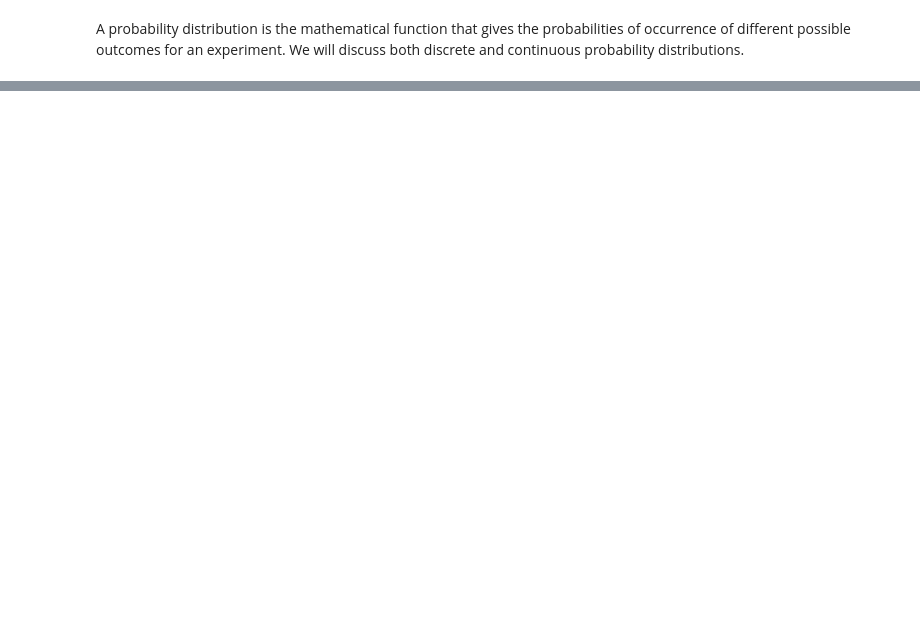
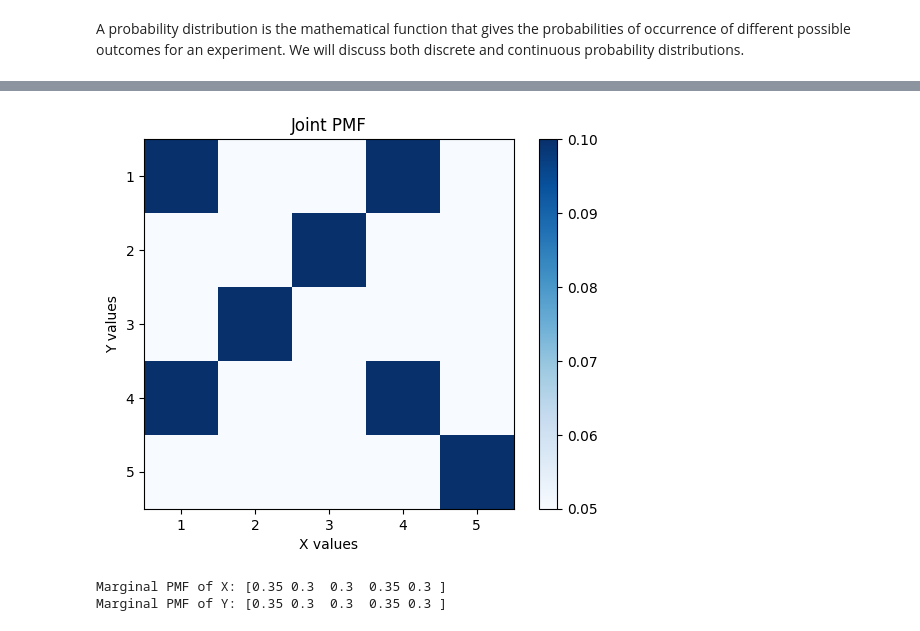
Before and after one commit to rccrdmr/MAT422-Mathematics-for-DataScience, a Jupyter notebook: 2.3_Independent Variables and Random Samples.ipynb, the cells around one changed output, grey strips where cells are left out. Drawn from its saved outputs; the diff is of its cells as text; code cells hidden in the pictures; blank space fills up the shorter version.

```diff
--- a/2.3_Independent Variables and Random Samples.ipynb
+++ b/2.3_Independent Variables and Random Samples.ipynb
@@ -583,0 +39,34 @@ plt.show()
+# %%
+import numpy as np
+import matplotlib.pyplot as plt
+
+# Joint PMF for two discrete random variables
+x_values = [1, 2, 3, 4, 5]
+y_values = [1, 2, 3, 4, 5]
+joint_pmf = np.array([[0.1, 0.05, 0.05, 0.1, 0.05],
+                      [0.05, 0.05, 0.1, 0.05, 0.05],
+                      [0.05, 0.1, 0.05, 0.05, 0.05],
+                      [0.1, 0.05, 0.05, 0.1, 0.05],
+                      [0.05, 0.05, 0.05, 0.05, 0.1]])
+
+# Marginal PMFs
+marginal_x = np.sum(joint_pmf, axis=1)
+marginal_y = np.sum(joint_pmf, axis=0)
+
+# Plot joint PMF as a heatmap
+plt.imshow(joint_pmf, cmap='Blues', interpolation='nearest')
+plt.colorbar()
+plt.title("Joint PMF")
+plt.xlabel("X values")
+plt.ylabel("Y values")
+plt.xticks(np.arange(len(x_values)), x_values)
+plt.yticks(np.arange(len(y_values)), y_values)
+plt.show()
+
+# Print marginal distributions
+print("Marginal PMF of X:", marginal_x)
+print("Marginal PMF of Y:", marginal_y)
+# %% [output]
+[figure, added]
+Marginal PMF of X: [0.35 0.3  0.3  0.35 0.3 ]
+Marginal PMF of Y: [0.35 0.3  0.3  0.35 0.3 ]
```
Also changed, not shown: parts of 54 cells of this notebook.
